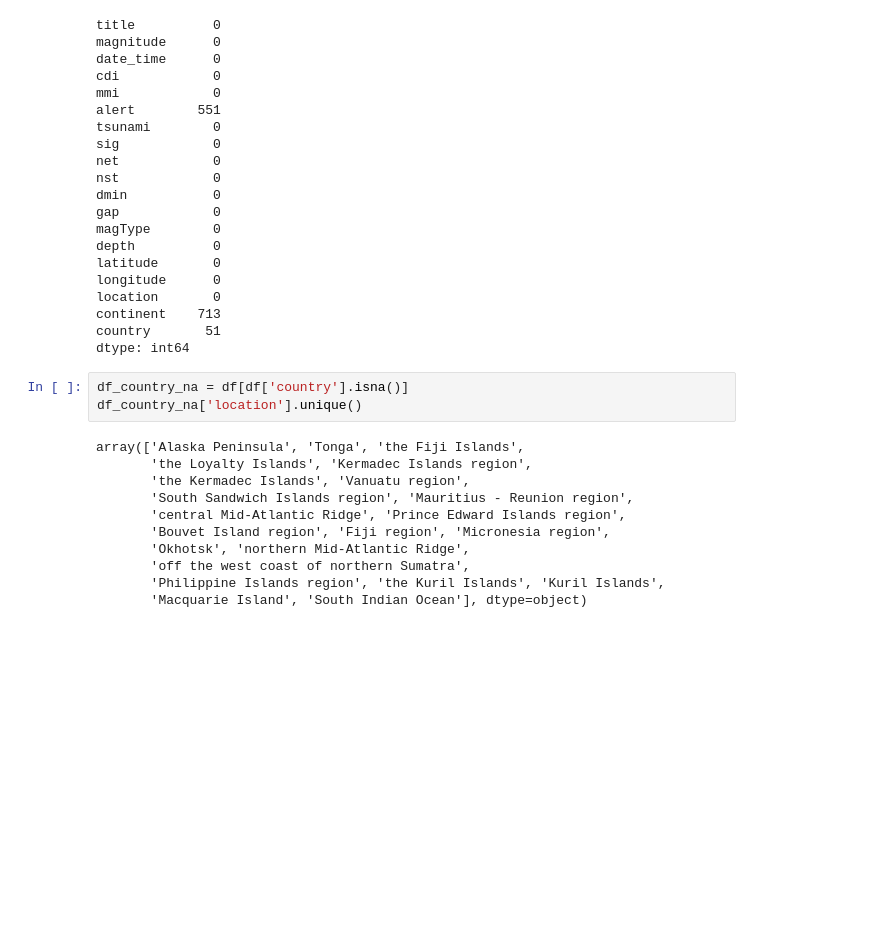
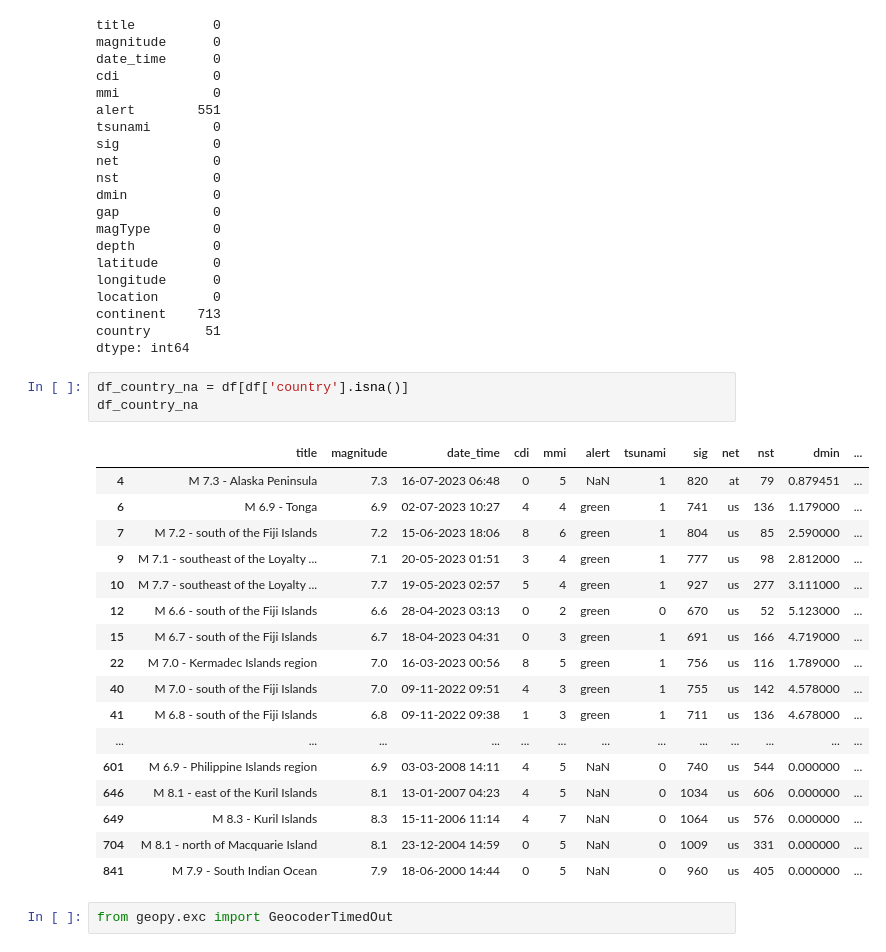
Before and after one commit to sakshat193/dataquest_JBBR, a Jupyter notebook: train.ipynb, the cells around one changed output. Saved outputs shown, nothing was run; the diff lists cells and outputs as text; blank space fills up the shorter version.

```diff
--- a/train.ipynb
+++ b/train.ipynb
@@ -189,16 +189,25 @@ country       51
 dtype: int64
 # %%
 df_country_na = df[df['country'].isna()]
-df_country_na['location'].unique()
+df_country_na
 # %% [output]
-array(['Alaska Peninsula', 'Tonga', 'the Fiji Islands',
-       'the Loyalty Islands', 'Kermadec Islands region',
-       'the Kermadec Islands', 'Vanuatu region',
-       'South Sandwich Islands region', 'Mauritius - Reunion region',
-       'central Mid-Atlantic Ridge', 'Prince Edward Islands region',
-       'Bouvet Island region', 'Fiji region', 'Micronesia region',
-       'Okhotsk', 'northern Mid-Atlantic Ridge',
-       'off the west coast of northern Sumatra',
-       'Philippine Islands region', 'the Kuril Islands', 'Kuril Islands',
-       'Macquarie Island', 'South Indian Ocean'], dtype=object)
+|  | title | magnitude | date_time | cdi | mmi | alert | tsunami | sig | net | nst | dmin | ... |
+| 4 | M 7.3 - Alaska Peninsula | 7.3 | 16-07-2023 06:48 | 0 | 5 | NaN | 1 | 820 | at | 79 | 0.879451 | ... |
+| 6 | M 6.9 - Tonga | 6.9 | 02-07-2023 10:27 | 4 | 4 | green | 1 | 741 | us | 136 | 1.179000 | ... |
+| 7 | M 7.2 - south of the Fiji Islands | 7.2 | 15-06-2023 18:06 | 8 | 6 | green | 1 | 804 | us | 85 | 2.590000 | ... |
+| 9 | M 7.1 - southeast of the Loyalty ... | 7.1 | 20-05-2023 01:51 | 3 | 4 | green | 1 | 777 | us | 98 | 2.812000 | ... |
+| 10 | M 7.7 - southeast of the Loyalty ... | 7.7 | 19-05-2023 02:57 | 5 | 4 | green | 1 | 927 | us | 277 | 3.111000 | ... |
+| 12 | M 6.6 - south of the Fiji Islands | 6.6 | 28-04-2023 03:13 | 0 | 2 | green | 0 | 670 | us | 52 | 5.123000 | ... |
+| 15 | M 6.7 - south of the Fiji Islands | 6.7 | 18-04-2023 04:31 | 0 | 3 | green | 1 | 691 | us | 166 | 4.719000 | ... |
+| 22 | M 7.0 - Kermadec Islands region | 7.0 | 16-03-2023 00:56 | 8 | 5 | green | 1 | 756 | us | 116 | 1.789000 | ... |
+| 40 | M 7.0 - south of the Fiji Islands | 7.0 | 09-11-2022 09:51 | 4 | 3 | green | 1 | 755 | us | 142 | 4.578000 | ... |
+| 41 | M 6.8 - south of the Fiji Islands | 6.8 | 09-11-2022 09:38 | 1 | 3 | green | 1 | 711 | us | 136 | 4.678000 | ... |
+| ... | ... | ... | ... | ... | ... | ... | ... | ... | ... | ... | ... | ... |
+| 601 | M 6.9 - Philippine Islands region | 6.9 | 03-03-2008 14:11 | 4 | 5 | NaN | 0 | 740 | us | 544 | 0.000000 | ... |
+| 646 | M 8.1 - east of the Kuril Islands | 8.1 | 13-01-2007 04:23 | 4 | 5 | NaN | 0 | 1034 | us | 606 | 0.000000 | ... |
+| 649 | M 8.3 - Kuril Islands | 8.3 | 15-11-2006 11:14 | 4 | 7 | NaN | 0 | 1064 | us | 576 | 0.000000 | ... |
+| 704 | M 8.1 - north of Macquarie Island | 8.1 | 23-12-2004 14:59 | 0 | 5 | NaN | 0 | 1009 | us | 331 | 0.000000 | ... |
+| 841 | M 7.9 - South Indian Ocean | 7.9 | 18-06-2000 14:44 | 0 | 5 | NaN | 0 | 960 | us | 405 | 0.000000 | ... |
+# %%
+from geopy.exc import GeocoderTimedOut
 # %%
```
Also changed, not shown: parts of 5 cells of this notebook.
